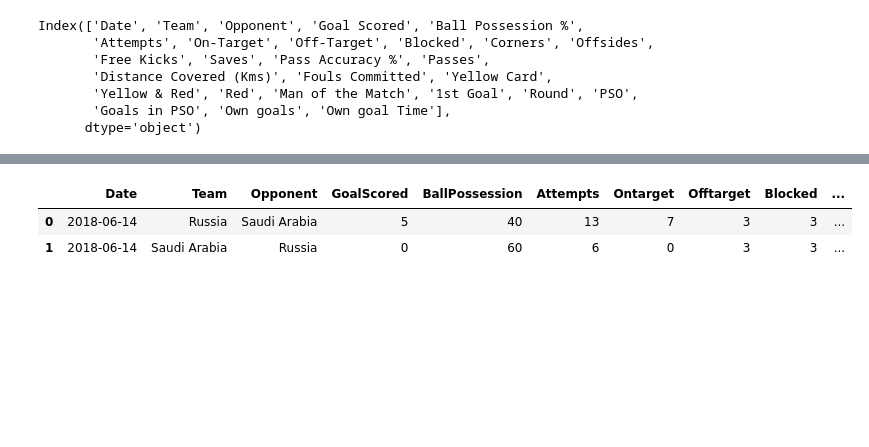
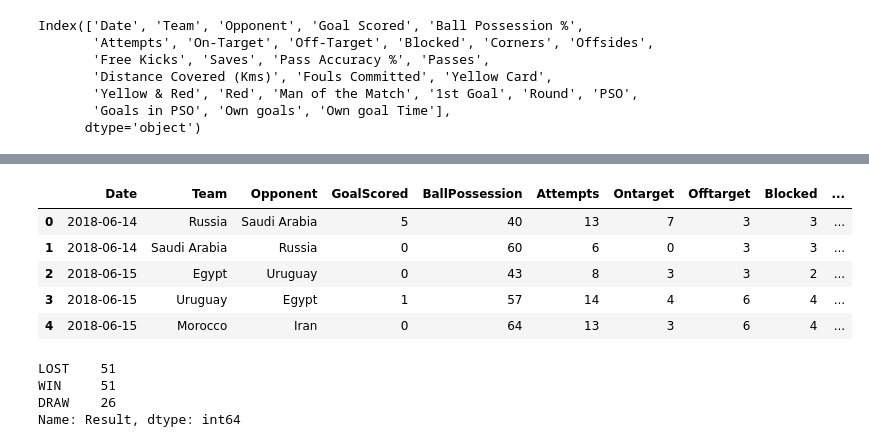
Before and after one commit to qu4ku/datasets-analysis, a Jupyter notebook: 013-fifa-2018-man-of-the-match-analysis+prediction.ipynb, the cells around one changed output, grey strips where cells are left out. Saved outputs shown, nothing was run; the diff lists cells and outputs as text; code cells hidden in the pictures; blank space fills up the shorter version.

```diff
--- a/013-fifa-2018-man-of-the-match-analysis+prediction.ipynb
+++ b/013-fifa-2018-man-of-the-match-analysis+prediction.ipynb
@@ -164,8 +164,11 @@ new_cols
 # %%
 df.columns = new_cols
 # %%
-df.head(2)
+df.head()
 # %% [output]
 |  | Date | Team | Opponent | GoalScored | BallPossession | Attempts | Ontarget | Offtarget | Blocked | ... |
 | 0 | 2018-06-14 | Russia | Saudi Arabia | 5 | 40 | 13 | 7 | 3 | 3 | ... |
 | 1 | 2018-06-14 | Saudi Arabia | Russia | 0 | 60 | 6 | 0 | 3 | 3 | ... |
+| 2 | 2018-06-15 | Egypt | Uruguay | 0 | 43 | 8 | 3 | 3 | 2 | ... |
+| 3 | 2018-06-15 | Uruguay | Egypt | 1 | 57 | 14 | 4 | 6 | 4 | ... |
+| 4 | 2018-06-15 | Morocco | Iran | 0 | 64 | 13 | 3 | 6 | 4 | ... |
@@ -171,0 +177,33 @@ df.head(2)
+# %%
+# Ugly but works
+results_lst = []
+for index, row in df.iterrows():
+    team = row['Team']
+    opponent = row['Opponent']
+    team_goals = row['GoalScored']
+    opponent_goals = df[(df.Team == opponent) & (df.Opponent == team)].GoalScored
+    score = team_goals - opponent_goals
+    try:
+        score = int(score)
+    except:
+        score = np.nan
+    if score > 0:
+        result = 'WIN'
+    elif score < 0:
+        result = 'LOST'
+    elif score == 0:
+        result = 'DRAW'
+    else:
+        resutl = np.nan
+#     print(result)
+    results_lst.append(result)
+
+df['Result'] = results_lst
+
+# Sanity check
+df.Result.value_counts()
+# %% [output]
+LOST    51
+WIN     51
+DRAW    26
+Name: Result, dtype: int64
```
Also changed, not shown: parts of 4 cells of this notebook, 1 other file.
